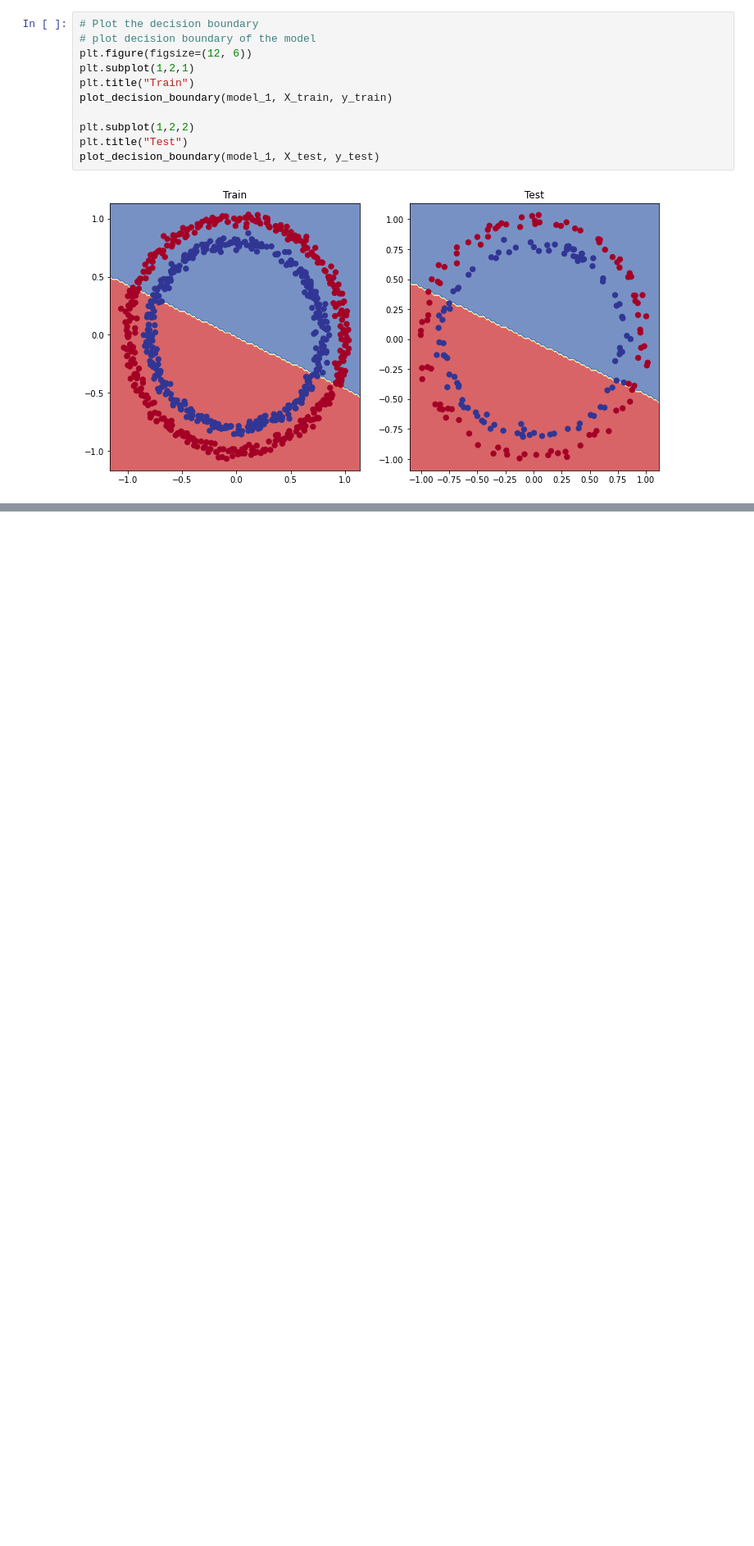
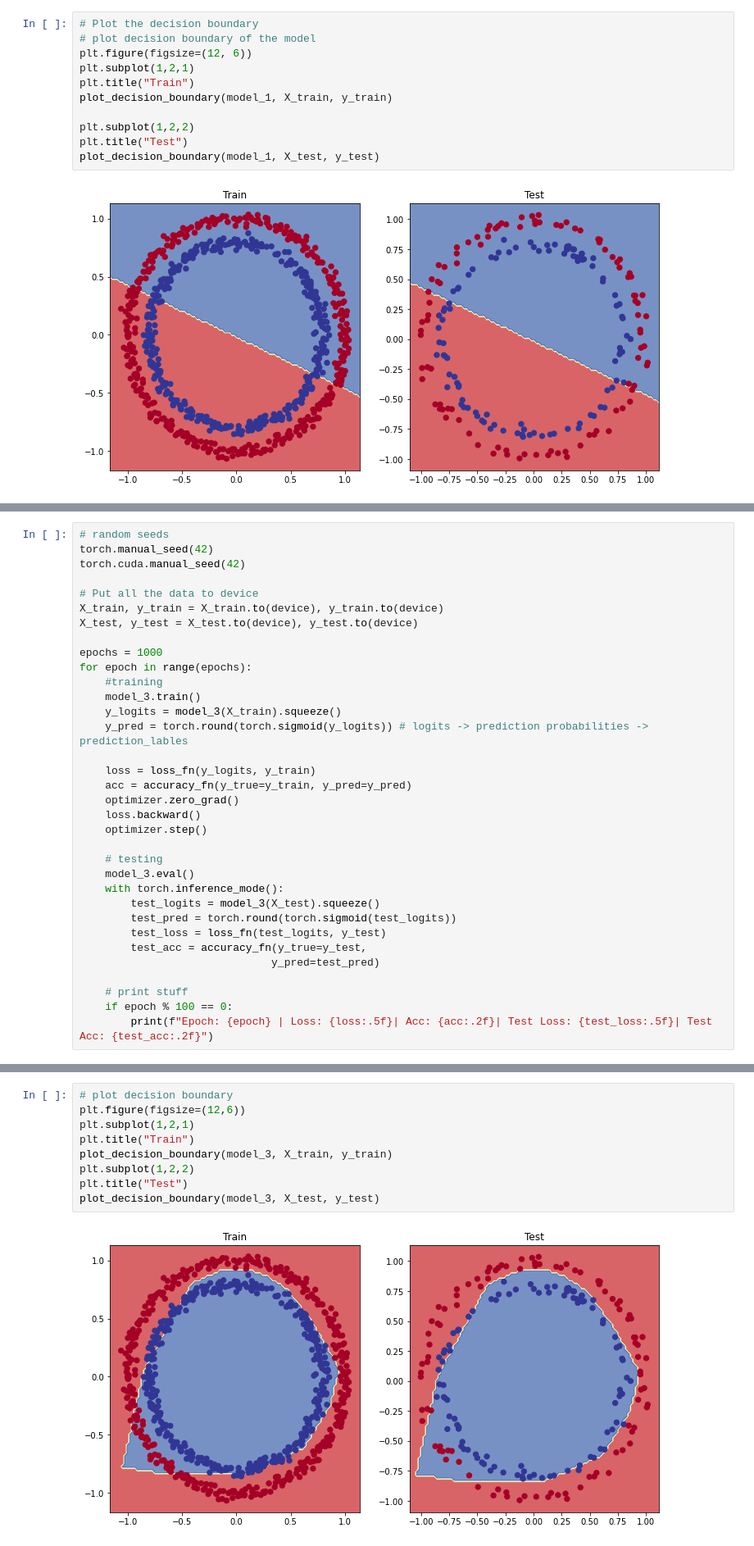
Before and after one commit to mazumdarabhinav/pytorch-content, a Jupyter notebook: 4-pytorch-classification.ipynb, the cells around one changed output, grey strips where cells are left out. Shown: that part at 82% size. Cells and saved outputs as stored; diff of their text form; blank space fills up the shorter version.

```diff
--- a/4-pytorch-classification.ipynb
+++ b/4-pytorch-classification.ipynb
@@ -514,0 +717,34 @@ plot_decision_boundary(model_1, X_test, y_test)
+# %%
+# random seeds
+torch.manual_seed(42)
+torch.cuda.manual_seed(42)
+
+# Put all the data to device
+X_train, y_train = X_train.to(device), y_train.to(device)
+X_test, y_test = X_test.to(device), y_test.to(device)
+
+epochs = 1000
+for epoch in range(epochs):
+    #training
+    model_3.train()
+    y_logits = model_3(X_train).squeeze()
+    y_pred = torch.round(torch.sigmoid(y_logits)) # logits -> prediction probabilities -> prediction_lables
+
+    loss = loss_fn(y_logits, y_train)
+    acc = accuracy_fn(y_true=y_train, y_pred=y_pred)
+    optimizer.zero_grad()
+    loss.backward()
+    optimizer.step()
+
+    # testing
+    model_3.eval()
+    with torch.inference_mode():
+        test_logits = model_3(X_test).squeeze()
+        test_pred = torch.round(torch.sigmoid(test_logits))
+        test_loss = loss_fn(test_logits, y_test)
+        test_acc = accuracy_fn(y_true=y_test,
+                              y_pred=test_pred)
+
+    # print stuff
+    if epoch % 100 == 0:
+        print(f"Epoch: {epoch} | Loss: {loss:.5f}| Acc: {acc:.2f}| Test Loss: {test_loss:.5f}| Test Acc: {test_acc:.2f}")
@@ -514,0 +773,11 @@ plot_decision_boundary(model_1, X_test, y_test)
+# %%
+# plot decision boundary
+plt.figure(figsize=(12,6))
+plt.subplot(1,2,1)
+plt.title("Train")
+plot_decision_boundary(model_3, X_train, y_train)
+plt.subplot(1,2,2)
+plt.title("Test")
+plot_decision_boundary(model_3, X_test, y_test)
+# %% [output]
+[figure, added]
```
Also changed, not shown: parts of 32 cells of this notebook.
